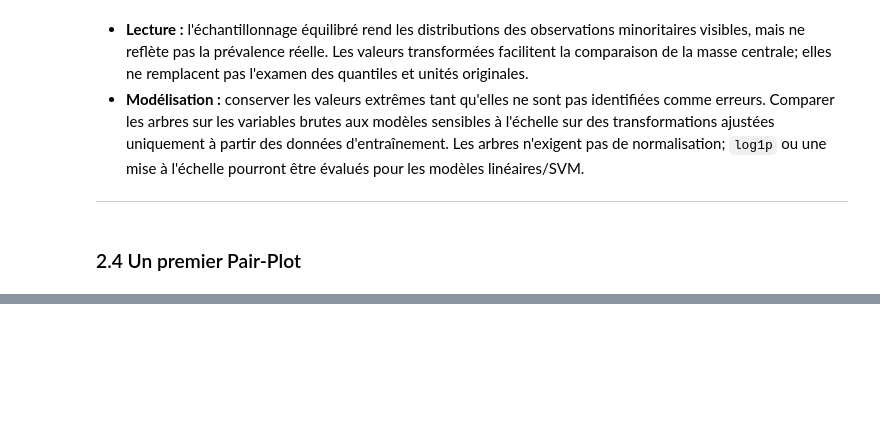
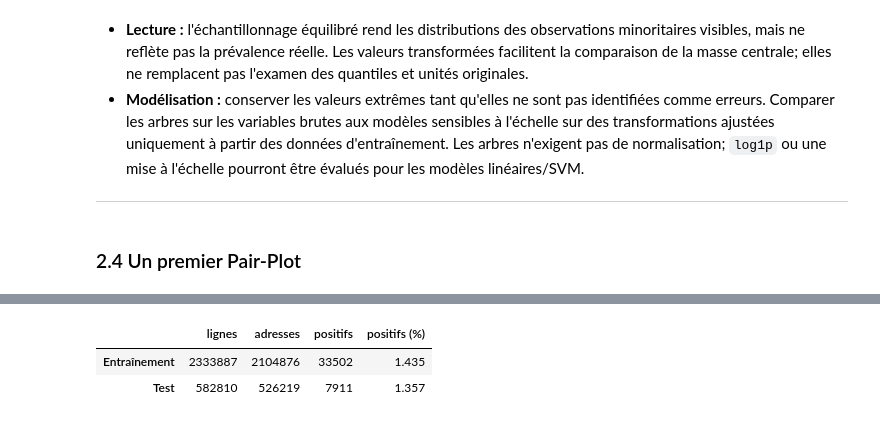
Before and after one commit to theo-mcl/ml-dm-bitcoin-heist, a Jupyter notebook: notebook.ipynb, the cells around one changed output, grey strips where cells are left out. Saved outputs shown, nothing was run; the diff lists cells and outputs as text; code cells hidden in the pictures; blank space fills up the shorter version.

```diff
--- a/notebook.ipynb
+++ b/notebook.ipynb
@@ -241,0 +383,39 @@ fn.pair_plot(df,
+# %%
+from sklearn.ensemble import RandomForestClassifier
+from sklearn.model_selection import GroupShuffleSplit
+from sklearn.metrics import (
+    confusion_matrix, ConfusionMatrixDisplay, classification_report,
+    precision_score, recall_score, f1_score, average_precision_score,
+    precision_recall_curve,
+)
+
+df = data.copy()
+features = ["length", "weight", "count", "looped", "neighbors",
+            "income_btc" if "income_btc" in df.columns else "income"]
+required = [*features, "address", "label"]
+
+X = df[features].to_numpy(dtype=float, copy=True)
+y = df["label"].ne("white").to_numpy(dtype=int)
+groups = df["address"].to_numpy(copy=True)
+
+seed = 45
+split = GroupShuffleSplit(n_splits=1, test_size=0.20, random_state=seed)
+train_indices, test_indices = next(split.split(X, y, groups=groups))
+Xtrain, Xtest = X[train_indices], X[test_indices]
+ytrain, ytest = y[train_indices], y[test_indices]
+if set(np.unique(ytrain)) != {0, 1} or set(np.unique(ytest)) != {0, 1}:
+    raise ValueError("Les deux classes doivent être présentes dans train et test.")
+assert not np.intersect1d(groups[train_indices], groups[test_indices]).size
+
+split_report = pd.DataFrame({
+    "lignes": [len(ytrain), len(ytest)],
+    "adresses": [pd.Series(groups[train_indices]).nunique(),
+                 pd.Series(groups[test_indices]).nunique()],
+    "positifs": [int(ytrain.sum()), int(ytest.sum())],
+    "positifs (%)": [100 * ytrain.mean(), 100 * ytest.mean()],
+}, index=["Entraînement", "Test"])
+display(split_report.round(3))
+# %% [output]
+|  | lignes | adresses | positifs | positifs (%) |
+| Entraînement | 2333887 | 2104876 | 33502 | 1.435 |
+| Test | 582810 | 526219 | 7911 | 1.357 |
```
Also changed, not shown: parts of 19 cells of this notebook, 2 other files.
